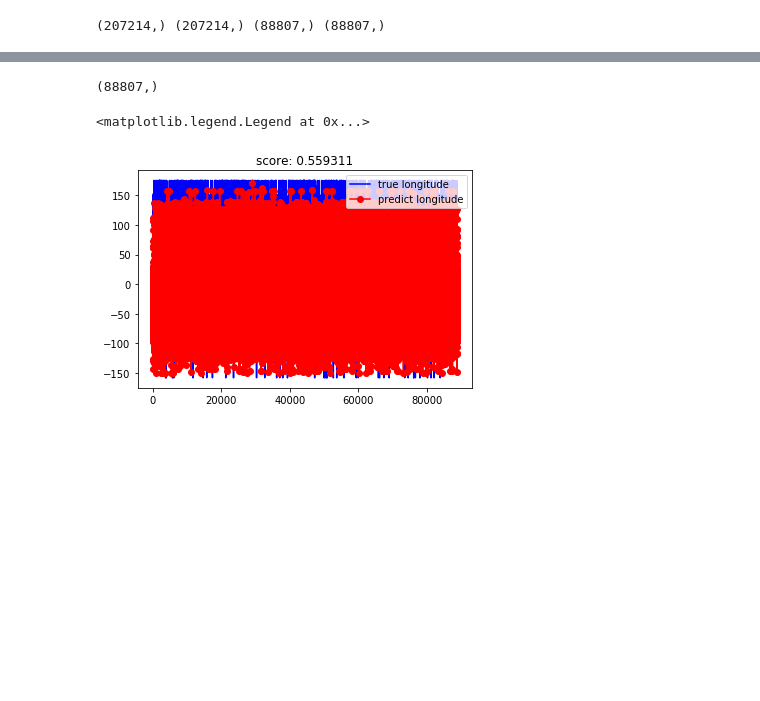
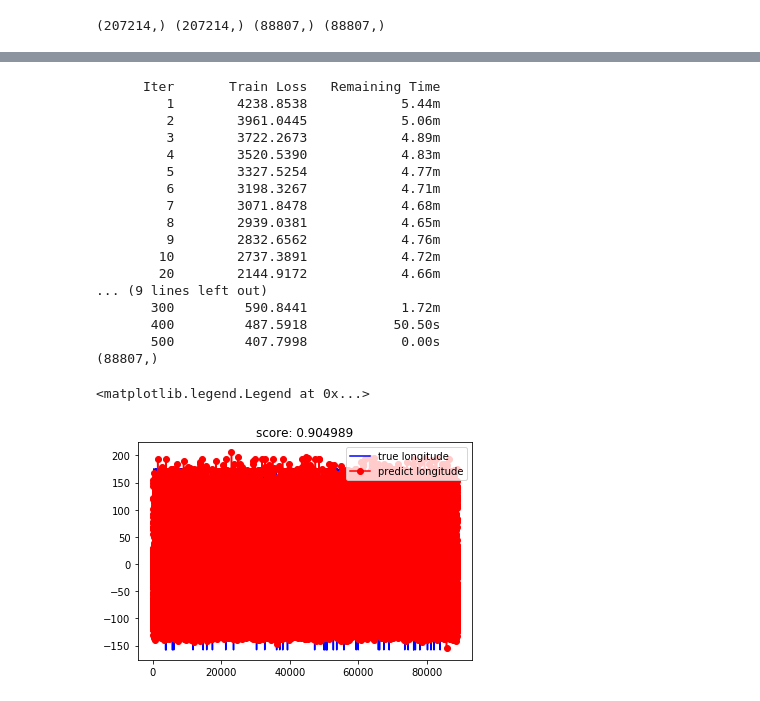
Before and after one commit to tingyuli96/pokemonCatch, a Jupyter notebook: FeatureExtraction/FeatureSelection.ipynb, the cells around one changed output, grey strips where cells are left out. Saved outputs shown, nothing was run; the diff lists cells and outputs as text; code cells hidden in the pictures; blank space fills up the shorter version.

```diff
--- a/FeatureExtraction/FeatureSelection.ipynb
+++ b/FeatureExtraction/FeatureSelection.ipynb
@@ -13,7 +13,7 @@ Data = pd.read_csv("../Data/300k.csv")
 #Selection = ['pokemonId', 'latitude', 'longitude', 'appearedLocalTime','appearedTimeOfDay', 'appearedHour','appearedMinute',\
 #             'appearedDay',  'appearedMonth',  'appearedYear','terrainType', 'closeToWater', 'gymDistanceKm','city', 'continent','weather', 'temperature', \
 #             'windSpeed', 'windBearing', 'pressure','class' ]
-Selection = ['pokemonId', 'latitude', 'longitude', 'appearedHour','appearedMinute',\
+Selection = ['pokemonId', 'latitude', 'longitude', 'appearedHour','appearedMinute','city',\
             'terrainType', 'closeToWater', 'gymDistanceKm','weather', 'temperature', \
              'windSpeed', 'windBearing', 'pressure',\
             'class' ]
@@ -92,7 +92,7 @@ print(np.shape(latitude_train),np.shape(longitude_train),np.shape(latitude_test)
 # %%
 from sklearn import ensemble
 # %%
-model_GradientBoostingRegressor = ensemble.GradientBoostingRegressor(n_estimators=100)
+model_GradientBoostingRegressor = ensemble.GradientBoostingRegressor(max_depth=5,n_estimators=500,learning_rate=0.1,verbose=1)
 model = model_GradientBoostingRegressor
 model.fit(feature_train,latitude_train)
 score = model.score(feature_test,latitude_test)
@@ -113,21 +130,37 @@ True_latitude = pd.DataFrame(latitude_test)
 Predict_latitude.to_csv("../Result/predict_latitude.csv")
 True_latitude.to_csv("../Result/true_latitude.csv")
 # %%
-model_GradientBoostingRegressor = ensemble.GradientBoostingRegressor(n_estimators=100)
+model_GradientBoostingRegressor = ensemble.GradientBoostingRegressor(max_depth=5,n_estimators=500,learning_rate=0.1,verbose=1)
 model = model_GradientBoostingRegressor
 model.fit(feature_train,longitude_train)
 score = model.score(feature_test, longitude_test)
 result = model.predict(feature_test)
 print(np.shape(result))
 plt.figure()
 plt.plot(np.arange(len(result)), longitude_test,'b',label='true longitude')
 plt.plot(np.arange(len(result)),result,'ro-',label='predict longitude')
 plt.title('score: %f'%score)
 plt.legend()
 # %% [output]
+      Iter       Train Loss   Remaining Time
+         1        4238.8538            5.44m
+         2        3961.0445            5.06m
+         3        3722.2673            4.89m
+         4        3520.5390            4.83m
+         5        3327.5254            4.77m
+         6        3198.3267            4.71m
+         7        3071.8478            4.68m
+         8        2939.0381            4.65m
+         9        2832.6562            4.76m
+        10        2737.3891            4.72m
+        20        2144.9172            4.66m
+... (9 lines left out)
+       300         590.8441            1.72m
+       400         487.5918           50.50s
+       500         407.7998            0.00s
 (88807,)
 <matplotlib.legend.Legend at 0x...>
-[figure, old version]
+[figure, new version]
 # %%
 Predict_longitude = pd.DataFrame(result)
 #Predict_latitude.shape
```
Also changed, not shown: parts of 3 cells of this notebook.
